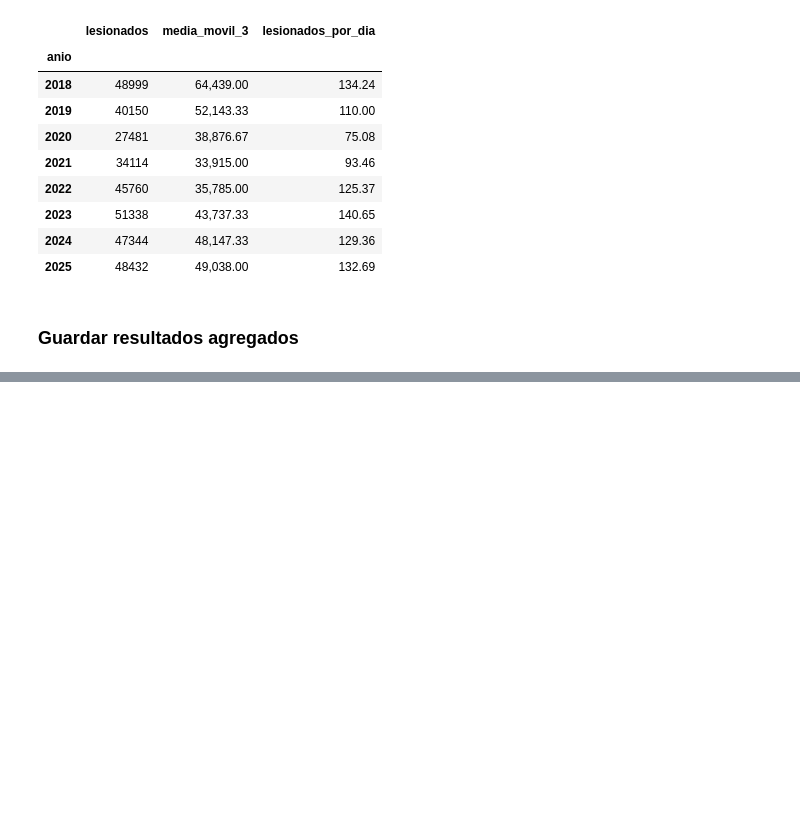
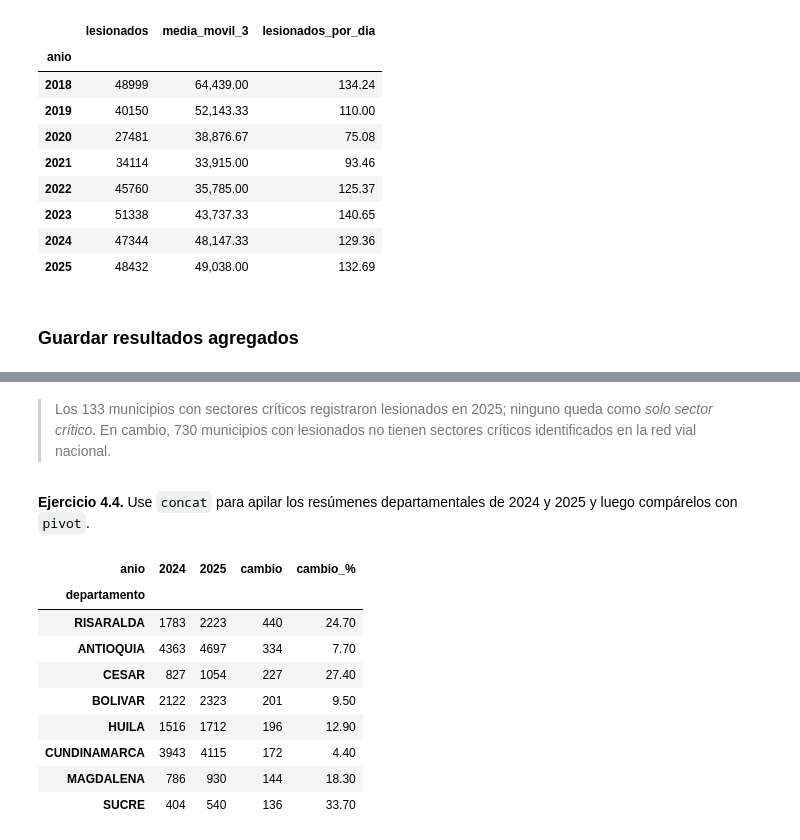
Before and after one commit to carlosantiz94-prog/siniestralidad-vial-ds, a Jupyter notebook: notebooks/pandas_labs.ipynb, the cells around one changed output, grey strips where cells are left out. Drawn from its saved outputs; the diff is of its cells as text; code cells hidden in the pictures; blank space fills up the shorter version.

```diff
--- a/notebooks/pandas_labs.ipynb
+++ b/notebooks/pandas_labs.ipynb
@@ -884,0 +956,8 @@ sorted(p.name for p in PROCESSED.glob("*.csv"))
+# %%
+a24 = lesiones[lesiones["anio"] == 2024].groupby("departamento", observed=True)["cantidad"].sum()
+a25 = lesiones[lesiones["anio"] == 2025].groupby("departamento", observed=True)["cantidad"].sum()
+vertical = pd.concat([a24.rename("lesionados").reset_index().assign(anio=2024),
+                      a25.rename("lesionados").reset_index().assign(anio=2025)], ignore_index=True)
+horizontal = pd.concat([a24.rename("2024"), a25.rename("2025")], axis=1)
+print("vertical:", vertical.shape, "| horizontal:", horizontal.shape)
+horizontal.head()
@@ -884,0 +1124,20 @@ sorted(p.name for p in PROCESSED.glob("*.csv"))
+# %% [markdown]
+> Los 133 municipios con sectores críticos registraron lesionados en 2025; ninguno queda como *solo sector crítico*. En cambio, 730 municipios con lesionados no tienen sectores críticos identificados en la red vial nacional.
+# %% [markdown]
+**Ejercicio 4.4.** Use `concat` para apilar los resúmenes departamentales de 2024 y 2025 y luego compárelos con `pivot`.
+# %%
+pivote = vertical.pivot(index="departamento", columns="anio", values="lesionados").fillna(0)
+pivote["cambio"] = pivote[2025] - pivote[2024]
+pivote["cambio_%"] = pivote["cambio"] / pivote[2024] * 100
+pivote.sort_values("cambio", ascending=False).round(1).head(8)
+# %% [output]
+| anio | 2024 | 2025 | cambio | cambio_% |
+| departamento |  |  |  |  |
+| RISARALDA | 1783 | 2223 | 440 | 24.70 |
+| ANTIOQUIA | 4363 | 4697 | 334 | 7.70 |
+| CESAR | 827 | 1054 | 227 | 27.40 |
+| BOLIVAR | 2122 | 2323 | 201 | 9.50 |
+| HUILA | 1516 | 1712 | 196 | 12.90 |
+| CUNDINAMARCA | 3943 | 4115 | 172 | 4.40 |
+| MAGDALENA | 786 | 930 | 144 | 18.30 |
+| SUCRE | 404 | 540 | 136 | 33.70 |
```
Also changed, not shown: parts of 35 cells of this notebook, 3 other files.
